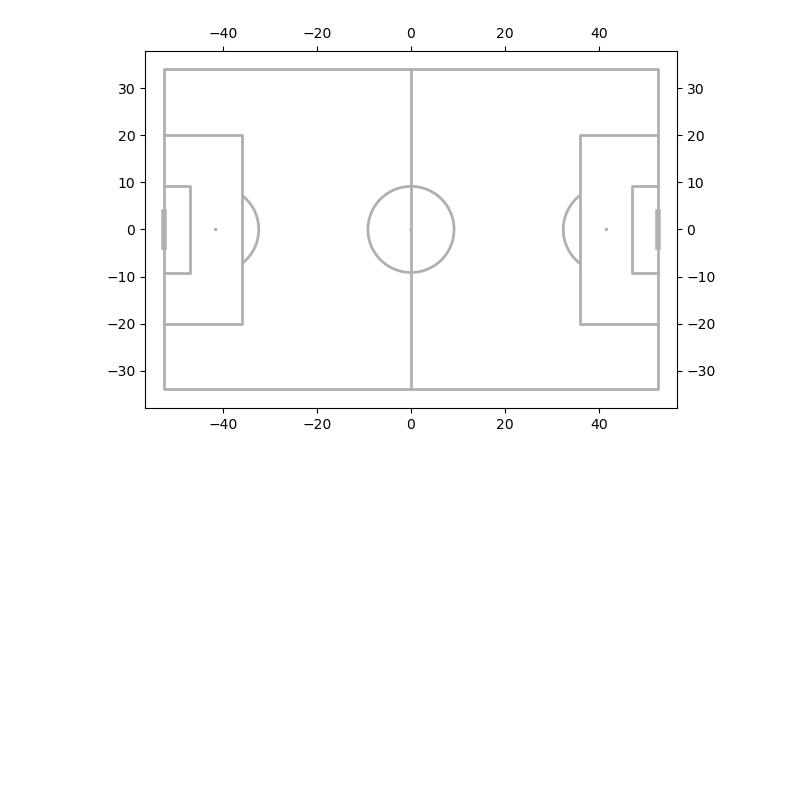
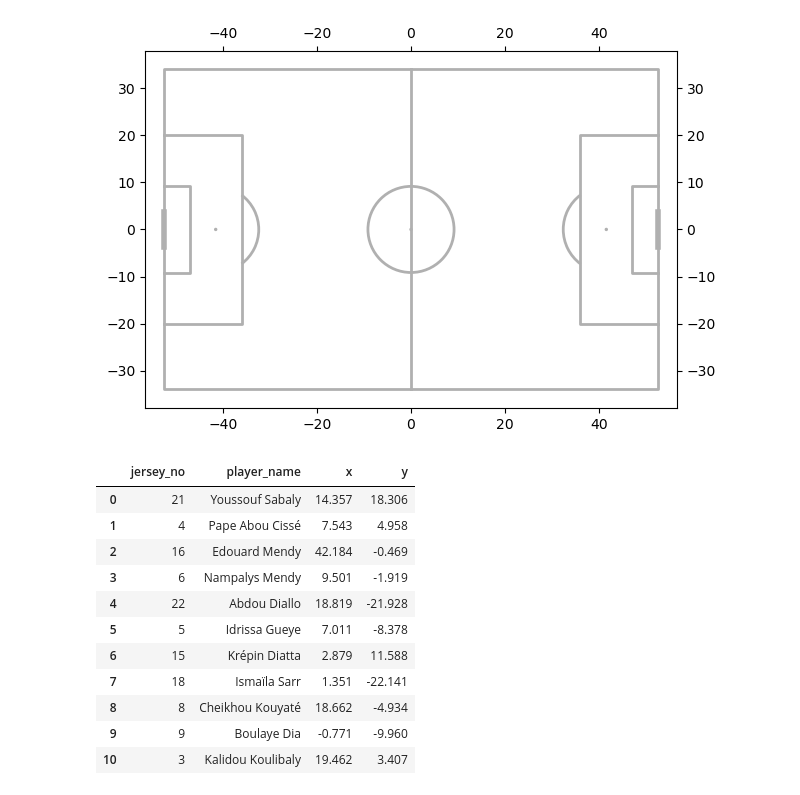
Before and after one commit to stephTchembeu/pysport-aims, a Jupyter notebook: first_week/test_17_07.ipynb, the cells around one changed output. Drawn from its saved outputs; the diff is of its cells as text; code cells hidden in the pictures; blank space fills up the shorter version.

```diff
--- a/first_week/test_17_07.ipynb
+++ b/first_week/test_17_07.ipynb
@@ -88,3 +90,59 @@ pitch_ = Pitch(
 fig,axs = pitch_.draw()
 # %% [output]
 [figure]
+# %%
+# let get the position of the players of the home team in the first frame
+
+# get first the information on the home team
+
+# we define a function that get a team os a specific ground
+def get_team(data,target_ground):
+    for team in data.metadata.teams:
+        if str(team.ground) == target_ground:
+            return team
+
+# get the home team
+home_team = get_team(data=dataset,target_ground="home")
+
+# Get the player of a specific team
+def get_players_of(data,target_team,frame_number):
+    player_list = []
+    for player in data.frames[frame_number].players_coordinates.keys():
+        if str(player.team.name) == str(target_team.name):
+            player_list.append(player)
+    return player_list
+
+# get the home team players.
+home_team_players = get_players_of(data=dataset,target_team=home_team,frame_number=0)
+
+# Now we can get their positions on the target frame
+def get_position(data,list_players,frame_number):
+    players_coordinates = {
+        "jersey_no":[],
+        "player_name":[],
+        "x":[],
+        "y":[]
+    }
+
+    for player in list_players:
+        players_coordinates["jersey_no"].append(player.jersey_no)
+        players_coordinates["player_name"].append(player.name)
+        players_coordinates["x"].append(data.frames[frame_number].players_coordinates[player].x)
+        players_coordinates["y"].append(data.frames[frame_number].players_coordinates[player].y)
+    return players_coordinates
+
+# get the home players positions
+pd.DataFrame(get_position(dataset,home_team_players,0))
+# %% [output]
+|  | jersey_no | player_name | x | y |
+| 0 | 21 | Youssouf Sabaly | 14.357 | 18.306 |
+| 1 | 4 | Pape Abou Cissé | 7.543 | 4.958 |
+| 2 | 16 | Edouard Mendy | 42.184 | -0.469 |
+| 3 | 6 | Nampalys Mendy | 9.501 | -1.919 |
+| 4 | 22 | Abdou Diallo | 18.819 | -21.928 |
+| 5 | 5 | Idrissa Gueye | 7.011 | -8.378 |
+| 6 | 15 | Krépin Diatta | 2.879 | 11.588 |
+| 7 | 18 | Ismaïla Sarr | 1.351 | -22.141 |
+| 8 | 8 | Cheikhou Kouyaté | 18.662 | -4.934 |
+| 9 | 9 | Boulaye Dia | -0.771 | -9.960 |
+| 10 | 3 | Kalidou Koulibaly | 19.462 | 3.407 |
```
Also changed, not shown: parts of 8 cells of this notebook.
